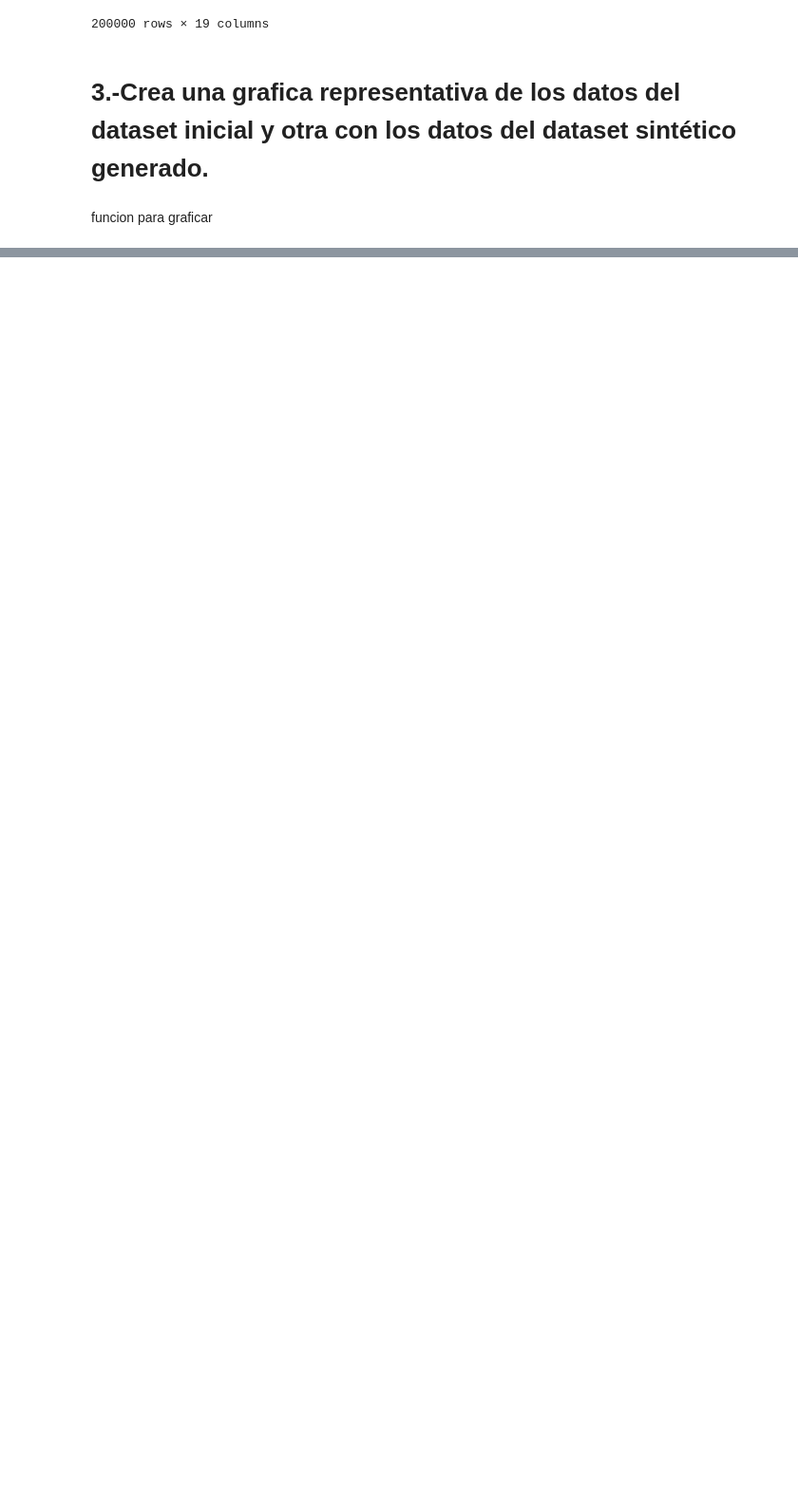
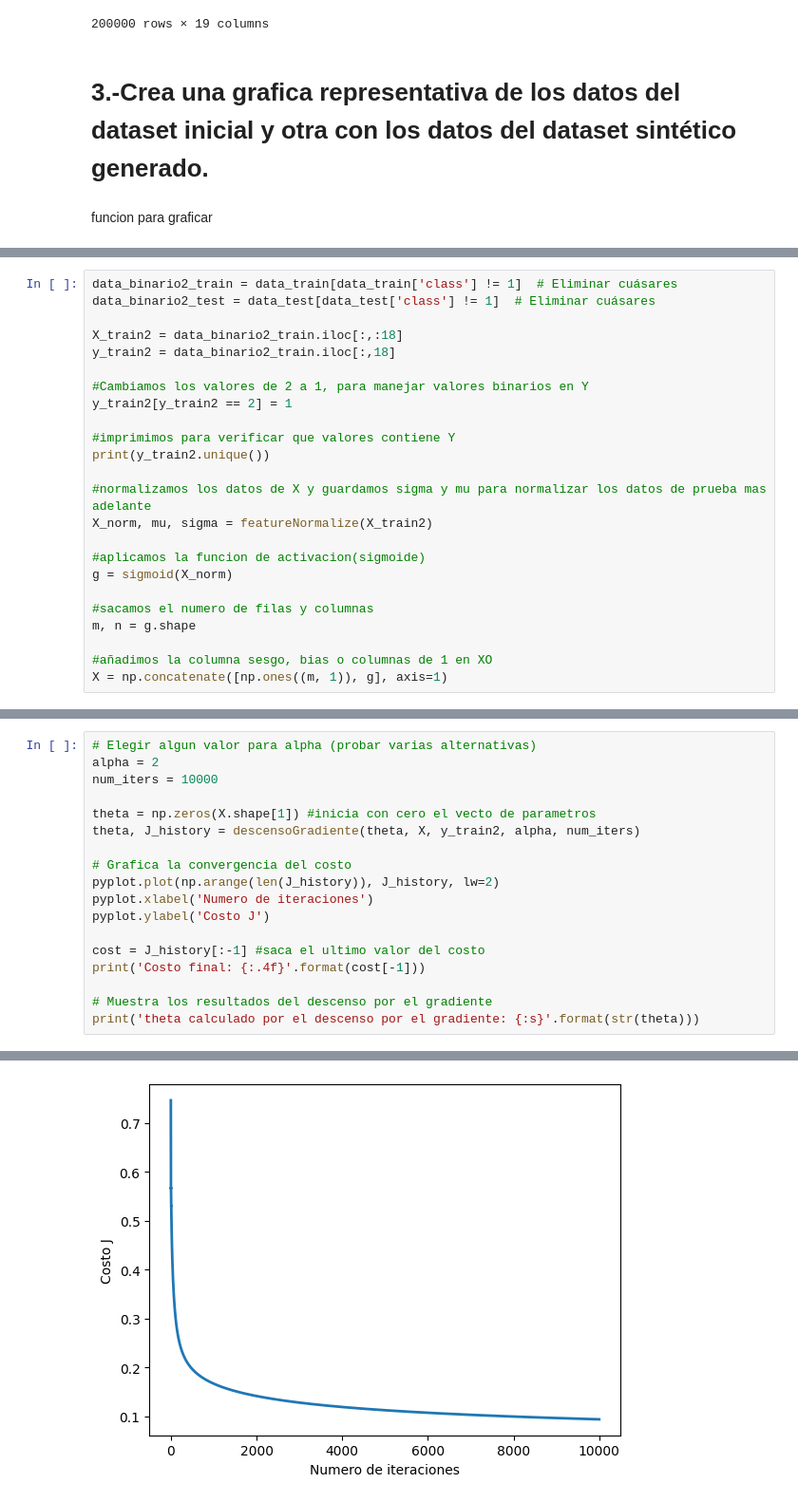
Before and after one commit to AldrinLimonUSFX/SIS420_Aldrin, a Jupyter notebook: Primer Parcial/1er_Parcial.ipynb, the cells around one changed output, grey strips where cells are left out. Shown at 95% size. Drawn from its saved outputs; the diff is of its cells as text; blank space fills up the shorter version.

```diff
--- a/Primer Parcial/1er_Parcial.ipynb
+++ b/Primer Parcial/1er_Parcial.ipynb
@@ -223,0 +453,24 @@ graficar_regresion_logistica(data, 'Datos Iniciales con Frontera de Decisión')
+# %%
+data_binario2_train = data_train[data_train['class'] != 1]  # Eliminar cuásares
+data_binario2_test = data_test[data_test['class'] != 1]  # Eliminar cuásares
+
+X_train2 = data_binario2_train.iloc[:,:18]
+y_train2 = data_binario2_train.iloc[:,18]
+
+#Cambiamos los valores de 2 a 1, para manejar valores binarios en Y
+y_train2[y_train2 == 2] = 1
+
+#imprimimos para verificar que valores contiene Y
+print(y_train2.unique())
+
+#normalizamos los datos de X y guardamos sigma y mu para normalizar los datos de prueba mas adelante
+X_norm, mu, sigma = featureNormalize(X_train2)
+
+#aplicamos la funcion de activacion(sigmoide)
+g = sigmoid(X_norm)
+
+#sacamos el numero de filas y columnas
+m, n = g.shape
+
+#añadimos la columna sesgo, bias o columnas de 1 en XO
+X = np.concatenate([np.ones((m, 1)), g], axis=1)
@@ -223,0 +479,19 @@ graficar_regresion_logistica(data, 'Datos Iniciales con Frontera de Decisión')
+# %%
+# Elegir algun valor para alpha (probar varias alternativas)
+alpha = 2
+num_iters = 10000
+
+theta = np.zeros(X.shape[1]) #inicia con cero el vecto de parametros
+theta, J_history = descensoGradiente(theta, X, y_train2, alpha, num_iters)
+
+# Grafica la convergencia del costo
+pyplot.plot(np.arange(len(J_history)), J_history, lw=2)
+pyplot.xlabel('Numero de iteraciones')
+pyplot.ylabel('Costo J')
+
+cost = J_history[:-1] #saca el ultimo valor del costo
+print('Costo final: {:.4f}'.format(cost[-1]))
+
+# Muestra los resultados del descenso por el gradiente
+print('theta calculado por el descenso por el gradiente: {:s}'.format(str(theta)))
+# %% [output]
@@ -223,0 +504 @@ graficar_regresion_logistica(data, 'Datos Iniciales con Frontera de Decisión')
+[figure, added]
```
Also changed, not shown: parts of 36 cells of this notebook, 1 other file.
